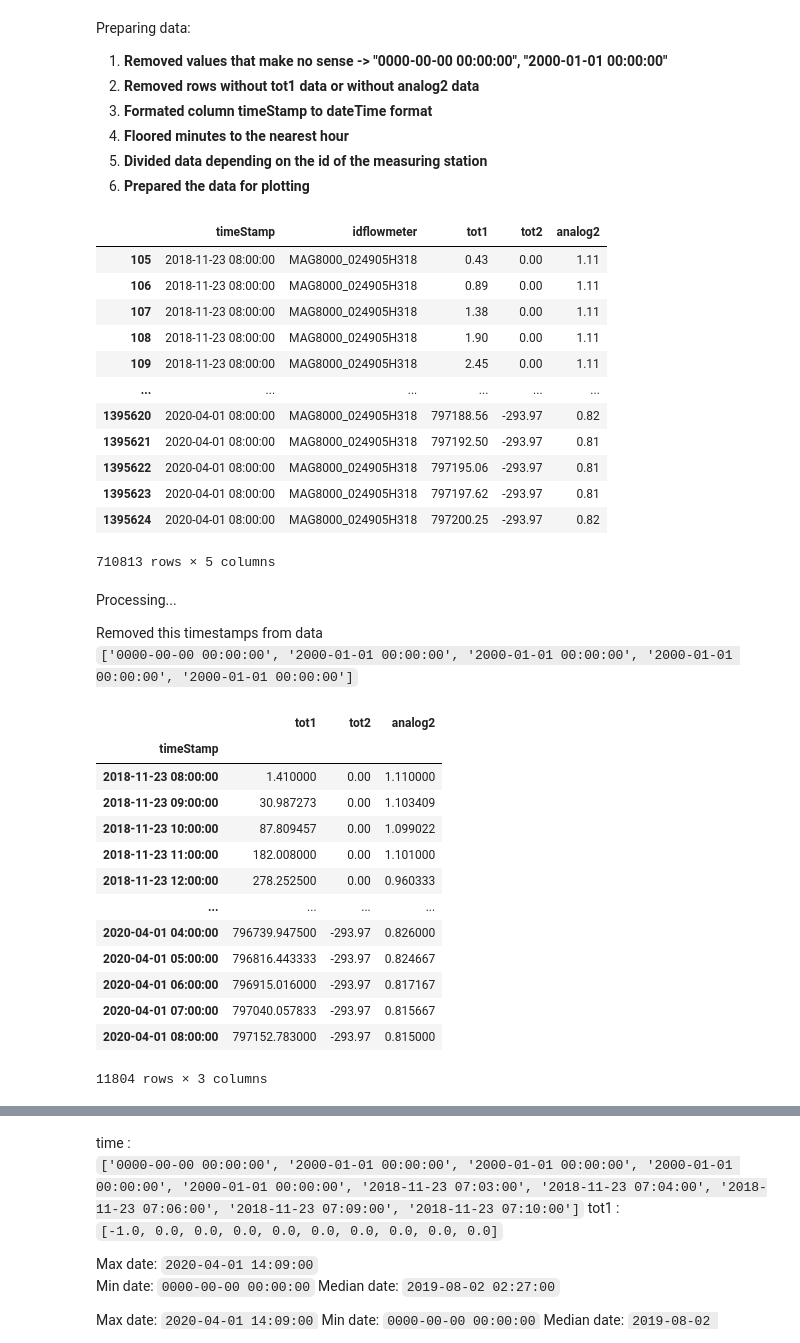
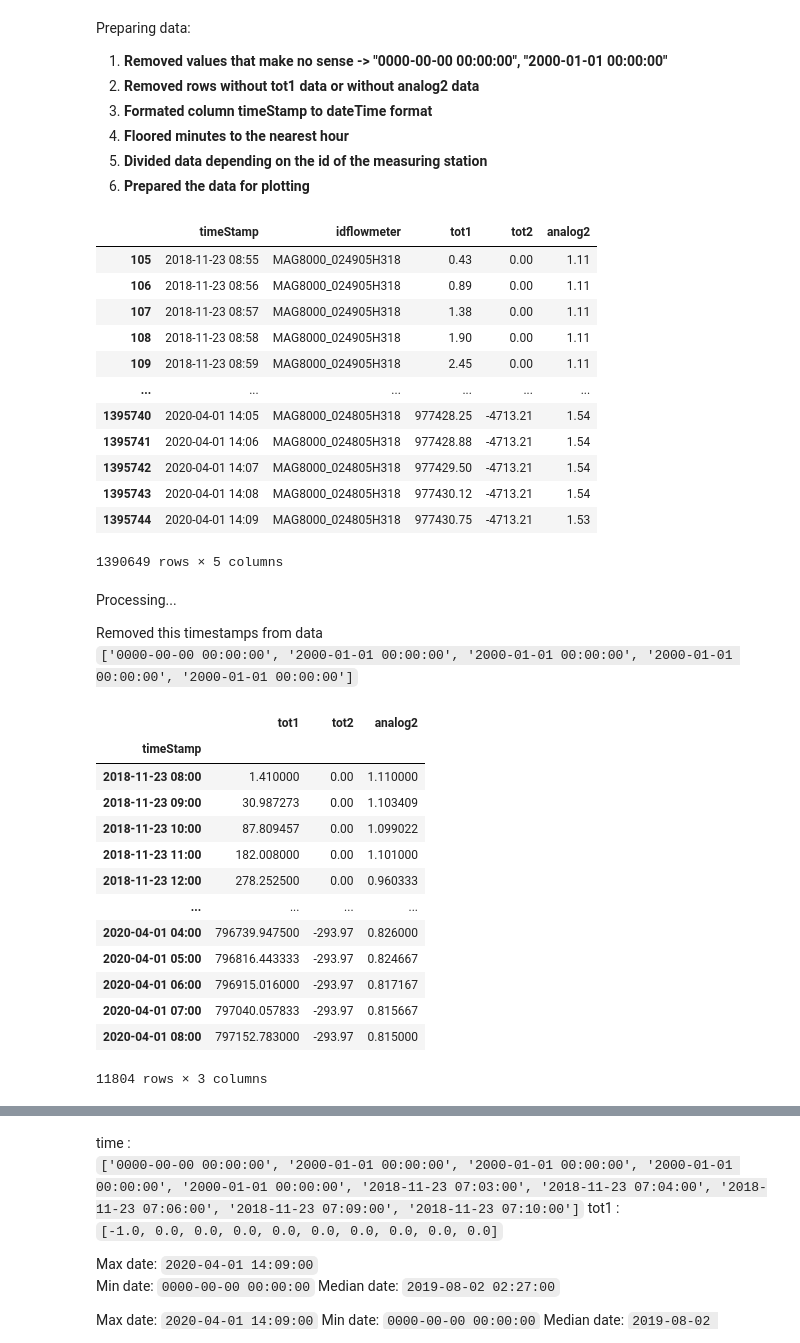
Before and after one commit to Zan-23/IJS_water_loss, a Jupyter notebook: notebooks/Intial data analysis.ipynb, the cells around one changed output, grey strips where cells are left out. Drawn from its saved outputs; the diff is of its cells as text; code cells hidden in the pictures.

```diff
--- a/notebooks/Intial data analysis.ipynb
+++ b/notebooks/Intial data analysis.ipynb
@@ -34,42 +34,47 @@ Preparing data:
 # %%
 # removing false values
 data = data[(data.timeStamp != "0000-00-00 00:00:00" ) & (data.timeStamp != "2000-01-01 00:00:00")]
 
 """
 Missing data in columns:
 tot1: 5086
 tot2: 100635
 analog2: 25
 
 Removing data which is zero, be careful for 'analog2' only 25 values have zero.
 This could be values when some work was done on the pipes so the unhooked them -> pressure 0 ?
 """
 data = data[(data.tot1 != 0 ) & (data.analog2 != 0)]
+data["timeStamp"] = pandas.to_datetime(data["timeStamp"], format="%Y-%m-%d %H:%M")
 
-data["timeStamp"] =  pandas.to_datetime(data["timeStamp"], format="%Y-%m-%d %H:%M:%S")
-# flooring to the nearest hour and grouping by hour
+# COMMENT THIS IF YOU WANT MORE SPEED
+data_with_minutes = data.copy(deep=True)
+data_with_minutes["timeStamp"] = data_with_minutes["timeStamp"].dt.strftime("%Y-%m-%d %H:%M")
+
+# flooring to the nearest hour and grouping by hour, and removing seconds and minutes
 data["timeStamp"] = data["timeStamp"].dt.floor('h')
+data["timeStamp"] = data["timeStamp"].dt.strftime("%Y-%m-%d %H:%M")
+data["timeStamp"] = pandas.to_datetime(data["timeStamp"], format="%Y-%m-%d %H:%M")
 data.sort_values("timeStamp")
-
 
 # splitting the data by measuring station
 data_249 = data[data['idflowmeter'] == "MAG8000_024905H318"]
 data_248 = data[data['idflowmeter'] == "MAG8000_024805H318"]
-data_249
+data_with_minutes
 # %% [output]
 |  | timeStamp | idflowmeter | tot1 | tot2 | analog2 |
-| 105 | 2018-11-23 08:00:00 | MAG8000_024905H318 | 0.43 | 0.00 | 1.11 |
-| 106 | 2018-11-23 08:00:00 | MAG8000_024905H318 | 0.89 | 0.00 | 1.11 |
-| 107 | 2018-11-23 08:00:00 | MAG8000_024905H318 | 1.38 | 0.00 | 1.11 |
-| 108 | 2018-11-23 08:00:00 | MAG8000_024905H318 | 1.90 | 0.00 | 1.11 |
-| 109 | 2018-11-23 08:00:00 | MAG8000_024905H318 | 2.45 | 0.00 | 1.11 |
+| 105 | 2018-11-23 08:55 | MAG8000_024905H318 | 0.43 | 0.00 | 1.11 |
+| 106 | 2018-11-23 08:56 | MAG8000_024905H318 | 0.89 | 0.00 | 1.11 |
+| 107 | 2018-11-23 08:57 | MAG8000_024905H318 | 1.38 | 0.00 | 1.11 |
+| 108 | 2018-11-23 08:58 | MAG8000_024905H318 | 1.90 | 0.00 | 1.11 |
+| 109 | 2018-11-23 08:59 | MAG8000_024905H318 | 2.45 | 0.00 | 1.11 |
 | ... | ... | ... | ... | ... | ... |
-| 1395620 | 2020-04-01 08:00:00 | MAG8000_024905H318 | 797188.56 | -293.97 | 0.82 |
-| 1395621 | 2020-04-01 08:00:00 | MAG8000_024905H318 | 797192.50 | -293.97 | 0.81 |
-| 1395622 | 2020-04-01 08:00:00 | MAG8000_024905H318 | 797195.06 | -293.97 | 0.81 |
-| 1395623 | 2020-04-01 08:00:00 | MAG8000_024905H318 | 797197.62 | -293.97 | 0.81 |
-| 1395624 | 2020-04-01 08:00:00 | MAG8000_024905H318 | 797200.25 | -293.97 | 0.82 |
+| 1395740 | 2020-04-01 14:05 | MAG8000_024805H318 | 977428.25 | -4713.21 | 1.54 |
+| 1395741 | 2020-04-01 14:06 | MAG8000_024805H318 | 977428.88 | -4713.21 | 1.54 |
+| 1395742 | 2020-04-01 14:07 | MAG8000_024805H318 | 977429.50 | -4713.21 | 1.54 |
+| 1395743 | 2020-04-01 14:08 | MAG8000_024805H318 | 977430.12 | -4713.21 | 1.54 |
+| 1395744 | 2020-04-01 14:09 | MAG8000_024805H318 | 977430.75 | -4713.21 | 1.53 |
-710813 rows × 5 columns
+1390649 rows × 5 columns
 # %% [markdown]
 Processing...
 
@@ -78,21 +83,25 @@ Removed this timestamps from data
 # %%
 data_249_by_hour = data_249.groupby("timeStamp").mean()
 data_248_by_hour = data_248.groupby("timeStamp").mean()
+
+data_249_by_hour.index = data_249_by_hour.index.strftime("%Y-%m-%d %H:%M")
+data_248_by_hour.index = data_248_by_hour.index.strftime("%Y-%m-%d %H:%M")
+
 data_249_by_hour
 # %% [output]
 |  | tot1 | tot2 | analog2 |
 | timeStamp |  |  |  |
-| 2018-11-23 08:00:00 | 1.410000 | 0.00 | 1.110000 |
-| 2018-11-23 09:00:00 | 30.987273 | 0.00 | 1.103409 |
-| 2018-11-23 10:00:00 | 87.809457 | 0.00 | 1.099022 |
-| 2018-11-23 11:00:00 | 182.008000 | 0.00 | 1.101000 |
-| 2018-11-23 12:00:00 | 278.252500 | 0.00 | 0.960333 |
+| 2018-11-23 08:00 | 1.410000 | 0.00 | 1.110000 |
+| 2018-11-23 09:00 | 30.987273 | 0.00 | 1.103409 |
+| 2018-11-23 10:00 | 87.809457 | 0.00 | 1.099022 |
+| 2018-11-23 11:00 | 182.008000 | 0.00 | 1.101000 |
+| 2018-11-23 12:00 | 278.252500 | 0.00 | 0.960333 |
 | ... | ... | ... | ... |
-| 2020-04-01 04:00:00 | 796739.947500 | -293.97 | 0.826000 |
-| 2020-04-01 05:00:00 | 796816.443333 | -293.97 | 0.824667 |
-| 2020-04-01 06:00:00 | 796915.016000 | -293.97 | 0.817167 |
-| 2020-04-01 07:00:00 | 797040.057833 | -293.97 | 0.815667 |
-| 2020-04-01 08:00:00 | 797152.783000 | -293.97 | 0.815000 |
+| 2020-04-01 04:00 | 796739.947500 | -293.97 | 0.826000 |
+| 2020-04-01 05:00 | 796816.443333 | -293.97 | 0.824667 |
+| 2020-04-01 06:00 | 796915.016000 | -293.97 | 0.817167 |
+| 2020-04-01 07:00 | 797040.057833 | -293.97 | 0.815667 |
+| 2020-04-01 08:00 | 797152.783000 | -293.97 | 0.815000 |
 11804 rows × 3 columns
 # %%
 data_248_by_hour
```
Also changed, not shown: parts of 11 cells of this notebook.
